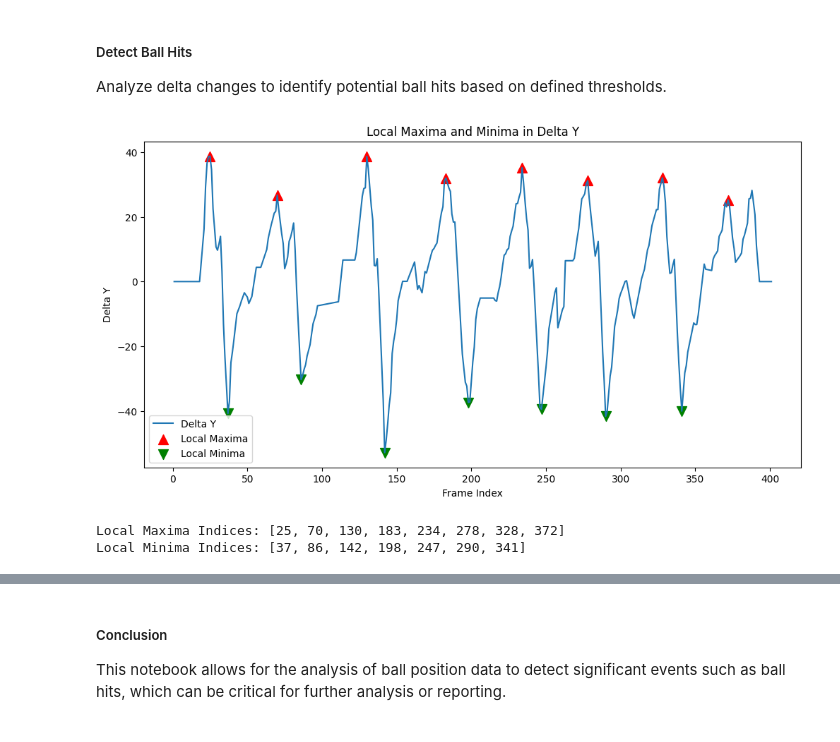
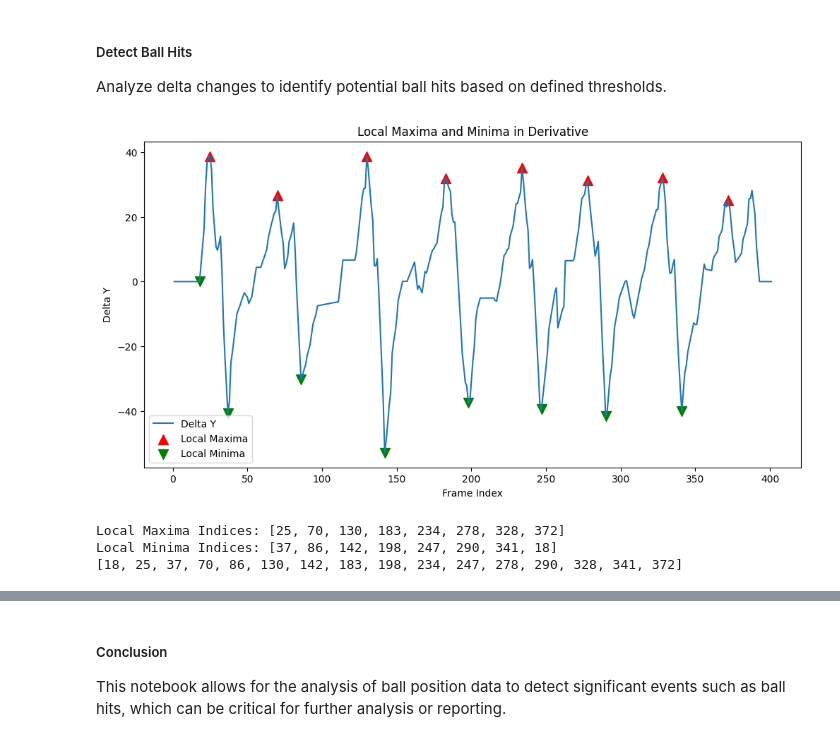
Before and after one commit to saumG/tennis-tracker, a Jupyter notebook: analysis/ball_analysis.ipynb, the cells around one changed output, grey strips where cells are left out. Drawn from its saved outputs; the diff is of its cells as text; code cells hidden in the pictures.

```diff
--- a/analysis/ball_analysis.ipynb
+++ b/analysis/ball_analysis.ipynb
@@ -81,33 +81,37 @@ Analyze delta changes to identify potential ball hits based on defined threshold
 # %%
 from scipy.signal import argrelextrema
 
-# Assuming df_ball_positions and its 'delta_y' column are already defined
 # Set the order parameter to define how many points on each side to use for the comparison to find extrema
 order = 15  # Adjust this number based on your data's sampling frequency and characteristics
 
 # Find local maxima
 local_maxima = argrelextrema(df_ball_positions['delta_y'].values[:375], np.greater, order=order)[0]
 
 # Find local minima
 local_minima = argrelextrema(df_ball_positions['delta_y'].values[:375], np.less, order=order)[0]
 
 # %%
 # Plotting to visualize the results
 plt.figure(figsize=(12, 6))
 plt.plot(df_ball_positions['delta_y'], label='Delta Y')
 plt.scatter(local_maxima, df_ball_positions['delta_y'].iloc[local_maxima], color='r', label='Local Maxima', marker='^', s=100)
 plt.scatter(local_minima, df_ball_positions['delta_y'].iloc[local_minima], color='g', label='Local Minima', marker='v', s=100)
-plt.title('Local Maxima and Minima in Delta Y')
+plt.title('Local Maxima and Minima in Derivative')
 plt.xlabel('Frame Index')
 plt.ylabel('Delta Y')
 plt.legend()
 plt.show()
 
 # %%
 # Print or use the indices of local maxima and minima
 print("Local Maxima Indices:", local_maxima.tolist())
 print("Local Minima Indices:", local_minima.tolist())
+
+frame_nums_with_ball_hits = local_maxima.tolist() + local_minima.tolist()
+frame_nums_with_ball_hits.sort()
+print(frame_nums_with_ball_hits)
 # %% [output]
-[figure, old version]
+[figure, new version]
 Local Maxima Indices: [25, 70, 130, 183, 234, 278, 328, 372]
-Local Minima Indices: [37, 86, 142, 198, 247, 290, 341]
+Local Minima Indices: [37, 86, 142, 198, 247, 290, 341, 18]
+[18, 25, 37, 70, 86, 130, 142, 183, 198, 234, 247, 278, 290, 328, 341, 372]
```
Also changed, not shown: parts of 3 cells of this notebook, 2 other files.
